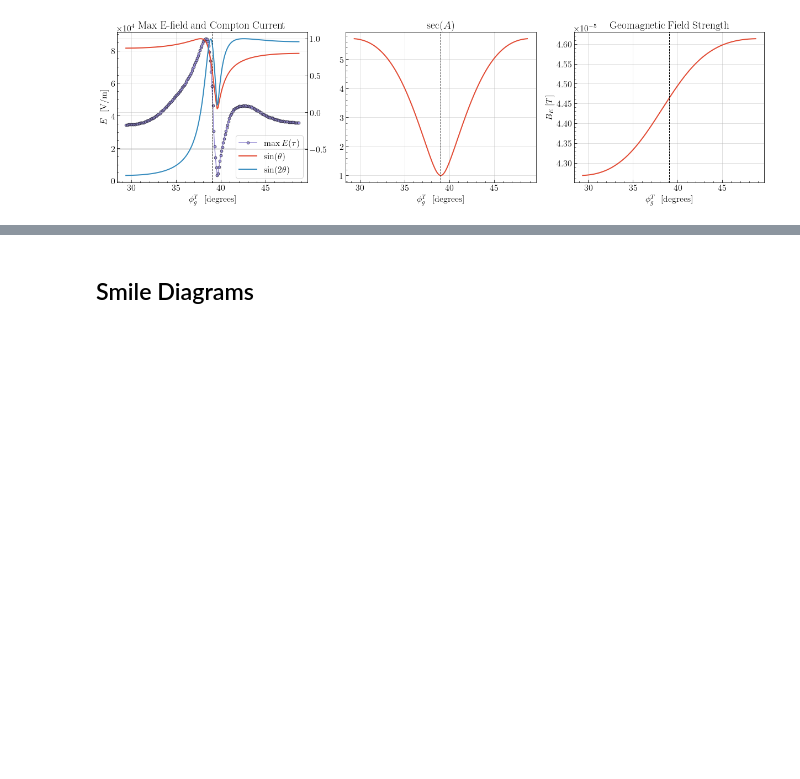
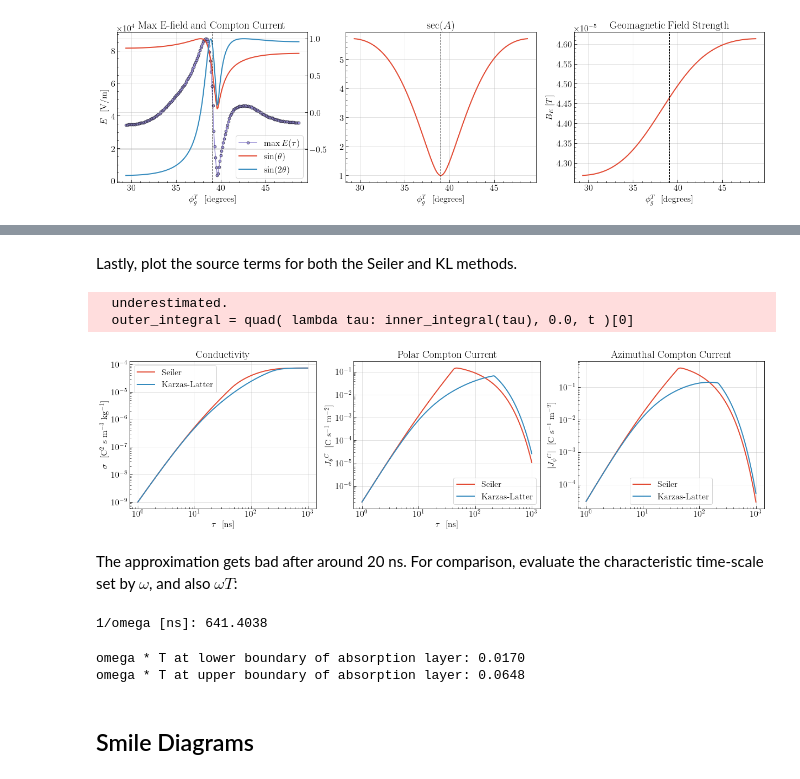
Before and after one commit to gshartnett/karzas-latter-seiler, a Jupyter notebook: EMP Notebook.ipynb, the cells around one changed output, grey strips where cells are left out. Drawn from its saved outputs; the diff is of its cells as text; code cells hidden in the pictures; blank space fills up the shorter version.

```diff
--- a/EMP Notebook.ipynb
+++ b/EMP Notebook.ipynb
@@ -312,3 +277,72 @@ plt.show()
+# %% [markdown]
+Lastly, plot the source terms for both the Seiler and KL methods.
+# %%
+## instantiate an EMP model object
+model = emp.EMPMODEL(theta=np.pi/4)
+
+## scan over a range of times and calculate each current and conductivity (both Seiler and KL methods)
+t_list = np.exp(np.linspace(np.log(1), np.log(1000), 400))
+
+conductivity_list = [model.conductivity((model.rmin + model.rmax)/2, t, 4e3) for t in t_list]
+conductivity_KL_list = [model.conductivity_KL((model.rmin + model.rmax)/2, t, 4e3) for t in t_list]
+
+J_theta_list = [model.JCompton_theta((model.rmin + model.rmax)/2, t) for t in t_list]
+J_phi_list = [model.JCompton_phi((model.rmin + model.rmax)/2, t) for t in t_list]
+
+J_theta_KL_list = [model.JCompton_theta_KL((model.rmin + model.rmax)/2, t) for t in t_list]
+J_phi_KL_list = [model.JCompton_phi_KL((model.rmin + model.rmax)/2, t) for t in t_list]
+# %% [output]
+  underestimated.
+  outer_integral = quad( lambda tau: inner_integral(tau), 0.0, t )[0]
+# %%
+fig, ax = plt.subplots(1, 3, figsize=(3*7,5))
+
+ax[0].set_title(r'Conductivity')
+ax[0].plot(t_list, conductivity_list, label='Seiler')
+ax[0].plot(t_list, conductivity_KL_list, label='Karzas-Latter')
+ax[0].set_xlabel(r'$\tau$ \ [ns]')
+ax[0].set_ylabel(r'$\sigma$ \ [C$^2$ s m$^{-3}$ kg$^{-1}$]')
+ax[0].minorticks_on()
+ax[0].legend()
+ax[0].set_xscale('log')
+ax[0].set_yscale('log')
+
+ax[1].set_title(r'Polar Compton Current')
+ax[1].plot(t_list, J_theta_list, label='Seiler')
+ax[1].plot(t_list, J_theta_KL_list, label='Karzas-Latter')
+ax[1].set_xlabel(r'$\tau$ \ [ns]')
+ax[1].set_ylabel(r'$J_{\theta}{}^C$ \ [C s$^{-1}$ m$^{-2}$]')
+ax[1].minorticks_on()
+ax[1].legend()
+ax[1].set_xscale('log')
+ax[1].set_yscale('log')
+
+ax[2].set_title(r'Azimuthal Compton Current')
+ax[2].plot(t_list, np.abs(J_phi_list), label='Seiler')
+ax[2].plot(t_list, np.abs(J_phi_KL_list), label='Karzas-Latter')
+ax[2].set_ylabel(r'$|J_{\phi}{}^C|$ \ [C s$^{-1}$ m$^{-2}$]')
+ax[2].minorticks_on()
+ax[2].legend()
+ax[2].set_xscale('log')
+ax[2].set_yscale('log')
+
+plt.savefig('figures/Seiler_vs_KL.pdf', bbox_inches='tight')
+
+plt.show()
+# %% [output]
+[figure, added]
+# %% [markdown]
+The approximation gets bad after around 20 ns. For comparison, evaluate the characteristic time-scale set by $\omega$, and also $\omega T$:
+# %%
+print('1/omega [ns]: %.4f' % (1/(1e-9 * model.omega)))
+# %% [output]
+1/omega [ns]: 641.4038
+# %%
+print(r'omega * T at lower boundary of absorption layer: %.4f' % (1e-9 * model.omega * model.TCompton(model.rmax)))
+print(r'omega * T at upper boundary of absorption layer: %.4f' % (1e-9 * model.omega * model.TCompton(model.rmin)))
+# %% [output]
+omega * T at lower boundary of absorption layer: 0.0170
+omega * T at upper boundary of absorption layer: 0.0648
 # %% [markdown]
 ## Smile Diagrams
 # %% [markdown]
```
Also changed, not shown: parts of 17 cells of this notebook, 2 other files.
